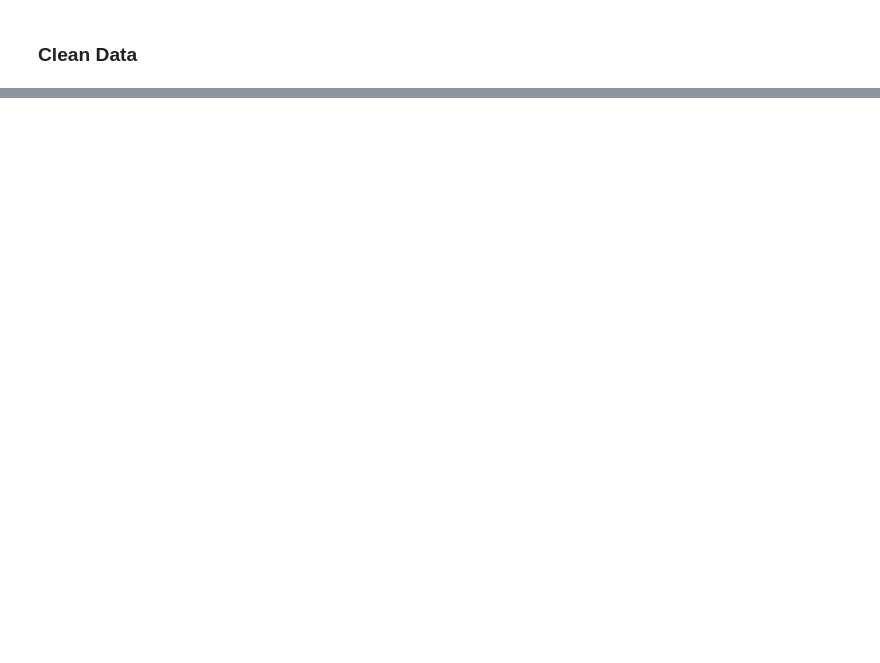
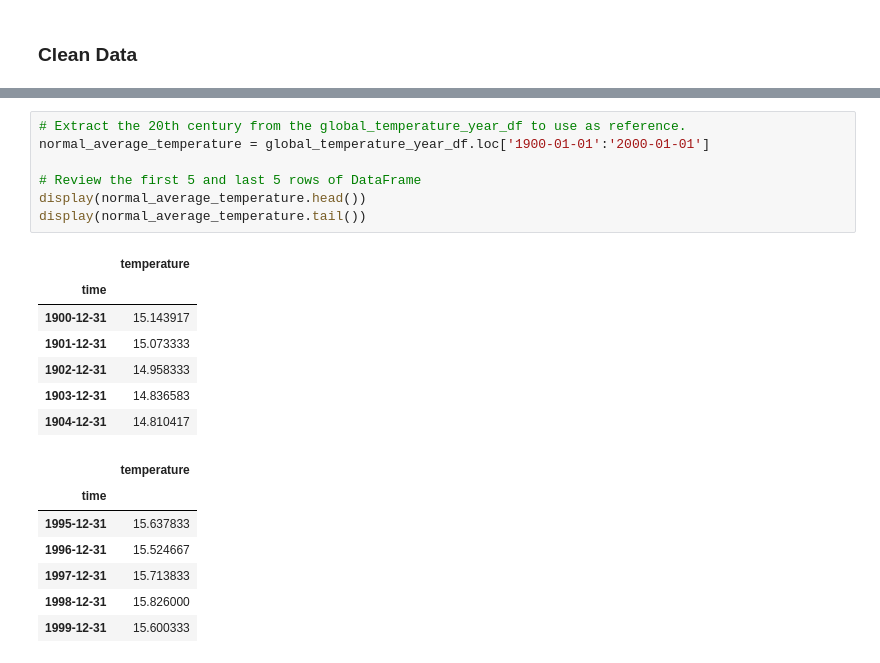
Before and after one commit to joshuacreveling/Group_Project_1, a Jupyter notebook: commodities_prices_vs_climate_change.ipynb, the cells around one changed output, grey strips where cells are left out. Drawn from its saved outputs; the diff is of its cells as text; blank space fills up the shorter version.

```diff
--- a/commodities_prices_vs_climate_change.ipynb
+++ b/commodities_prices_vs_climate_change.ipynb
@@ -138,0 +151,22 @@ land_global_temperature_year.hvplot()
+# %%
+# Extract the 20th century from the global_temperature_year_df to use as reference.
+normal_average_temperature = global_temperature_year_df.loc['1900-01-01':'2000-01-01']
+
+# Review the first 5 and last 5 rows of DataFrame
+display(normal_average_temperature.head())
+display(normal_average_temperature.tail())
+# %% [output]
+|  | temperature |
+| time |  |
+| 1900-12-31 | 15.143917 |
+| 1901-12-31 | 15.073333 |
+| 1902-12-31 | 14.958333 |
+| 1903-12-31 | 14.836583 |
+| 1904-12-31 | 14.810417 |
+|  | temperature |
+| time |  |
+| 1995-12-31 | 15.637833 |
+| 1996-12-31 | 15.524667 |
+| 1997-12-31 | 15.713833 |
+| 1998-12-31 | 15.826000 |
+| 1999-12-31 | 15.600333 |
```
Also changed, not shown: parts of 11 cells of this notebook, 2 other files.
